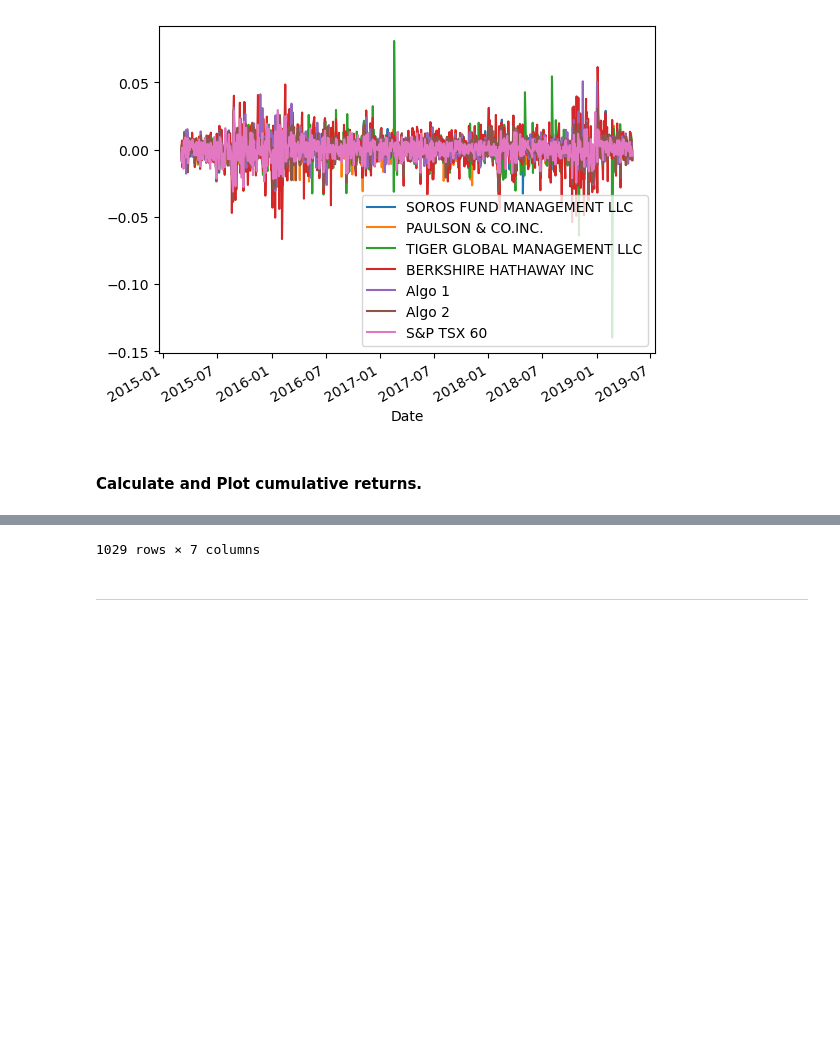
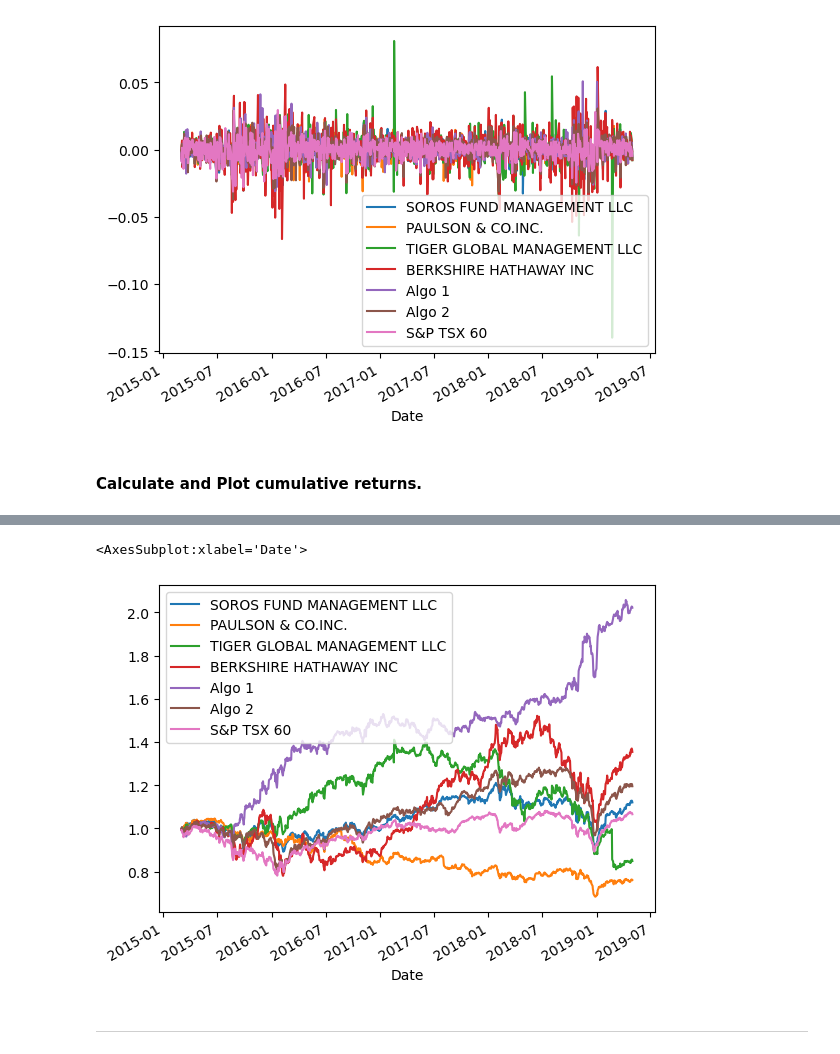
Before and after one commit to RJSMART-11/Unit-4-Homework-Assignment, a Jupyter notebook: Homework_3/whale_analysis.ipynb, the cells around one changed output, grey strips where cells are left out. Cells and saved outputs as stored; diff of their text form; code cells hidden in the pictures; blank space fills up the shorter version.

```diff
--- a/Homework_3/whale_analysis.ipynb
+++ b/Homework_3/whale_analysis.ipynb
@@ -323,7 +323,8 @@ combined_df.plot()
 #### Calculate and Plot cumulative returns.
 # %%
 # Calculate cumulative returns of all portfolios
-cumulative_returns = combined_df.cumprod().sub(1)
+cumulative_returns = (1 + combined_df).cumprod()
 cumulative_returns
 # Plot cumulative returns
+cumulative_returns.plot()
 # %% [output]
@@ -343,4 +331,5 @@ cumulative_returns
-1029 rows × 7 columns
+<AxesSubplot:xlabel='Date'>
+[figure, added]
 # %% [markdown]
 ---
 # %% [markdown]
```
Also changed, not shown: parts of 6 cells of this notebook.
